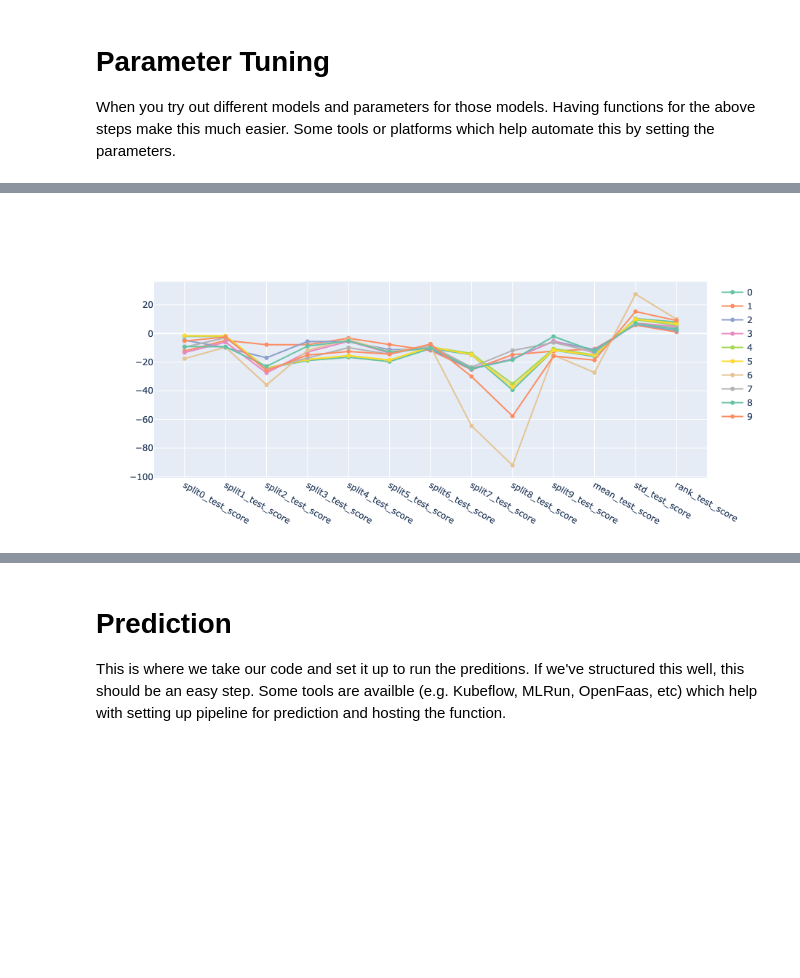
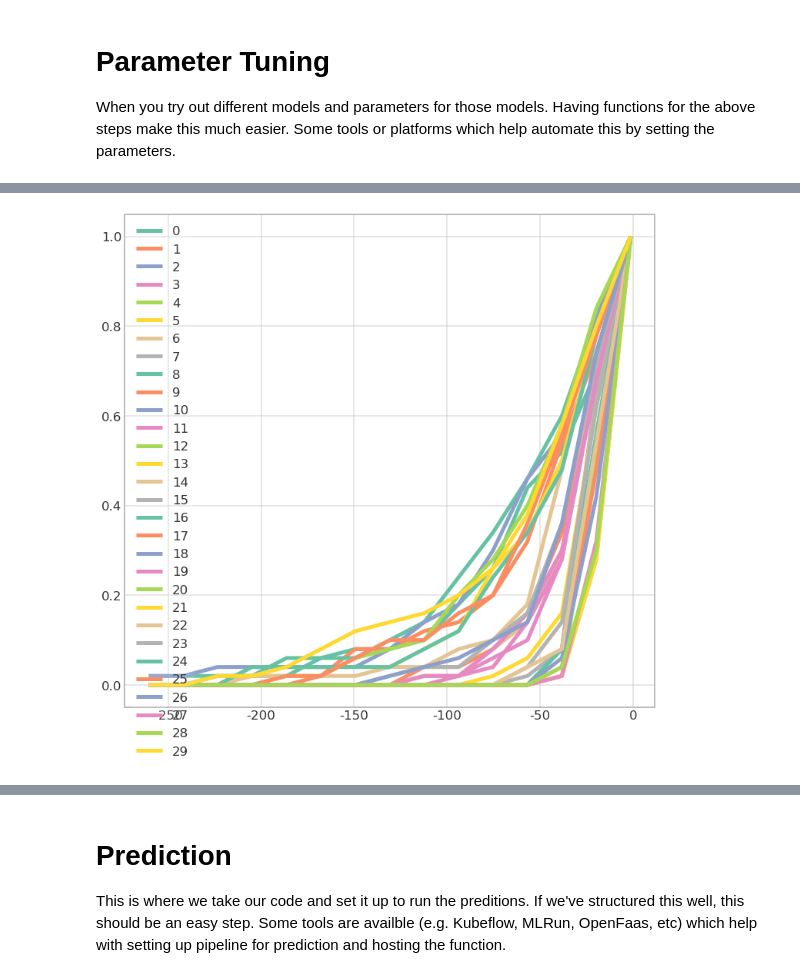
Before and after one commit to earthastronaut/the_crystal_ball, a Jupyter notebook: notebook/the_crystal_ball.ipynb, the cells around one changed output, grey strips where cells are left out. Saved outputs shown, nothing was run; the diff lists cells and outputs as text; code cells hidden in the pictures; blank space fills up the shorter version.

Commit message:
parameter tuning with new features

```diff
--- a/notebook/the_crystal_ball.ipynb
+++ b/notebook/the_crystal_ball.ipynb
@@ -344,10 +329,36 @@ param_grid = {
+# %%
+options = {
+    'n_splines': np.linspace(1, 20, 10).astype(int),
+    'spline_order': np.arange(3, 10, 5).astype(int),
+    'lam': np.logspace(-3, 3, 11),
+}
+parameter_options = list(itertools.product(*options.values()))
+
+feature_hyperparameters = model_definitions['pygam']['hyperparameters']['feature_hyperparameters']
+grid = []
+for i in range(30):
+    feature_params = copy.deepcopy(feature_hyperparameters)
+    for feature_name, params in feature_hyperparameters.items():
+        while True:
+            new_params = dict(zip(options.keys(), random.choice(parameter_options)))
+            if new_params['n_splines'] > new_params['spline_order']:
+                # n_splines must be > spline_order
+                break
+
+        feature_params[feature_name].update(new_params)
+    grid.append(feature_params)
+
+param_grid = {
+    'feature_hyperparameters': grid,
+    'target_column': ['y']
+}
 # %%
-time_series_split = the_crystal_ball.training.TimeSeriesSplit(windows[:10])
+time_series_split = the_crystal_ball.training.TimeSeriesSplit(windows[:50])
 model_search = sklearn.model_selection.GridSearchCV(
     estimator=model,
     param_grid=param_grid,
     scoring=the_crystal_ball.training.LinearGAMScorer(),
-    n_jobs=1,
+    n_jobs=10,
     cv=time_series_split.split(df_features)
 )
 # %%
@@ -386,21 +365,0 @@ ax.figure.show('jupyterlab')
-# %%
-def plot_evaluate_search_results(results, ax=None):
-    if ax is None:
-        ax = tools.plotly.FigureSubplot()
-
-    bins = np.linspace(scores.values.min(), scores.values.max(), 15)
-    colors = tools.color_palette(len(scores_t), palette="Set2")
-
-    for param_index in scores_t:
-        values = scores_t[param_index]
-        ax.add_scatter(
-            y=values,
-            line=dict(color=next(colors)),
-            name=param_index,
-        )
-    return ax
-
-ax = plot_evaluate_search_results(results)
-ax.figure.show('jupyterlab')
-# %% [output]
-[figure, removed]
@@ -414,0 +366,5 @@ ax.figure.show('jupyterlab')
+# %%
+ax = the_crystal_ball.visualization.plot_search_evaluate_histograms(results)
+ax.figure.show('jupyterlab')
+# %% [output]
+[figure, added]
```
Also changed, not shown: parts of 15 cells of this notebook, 3 other files.
